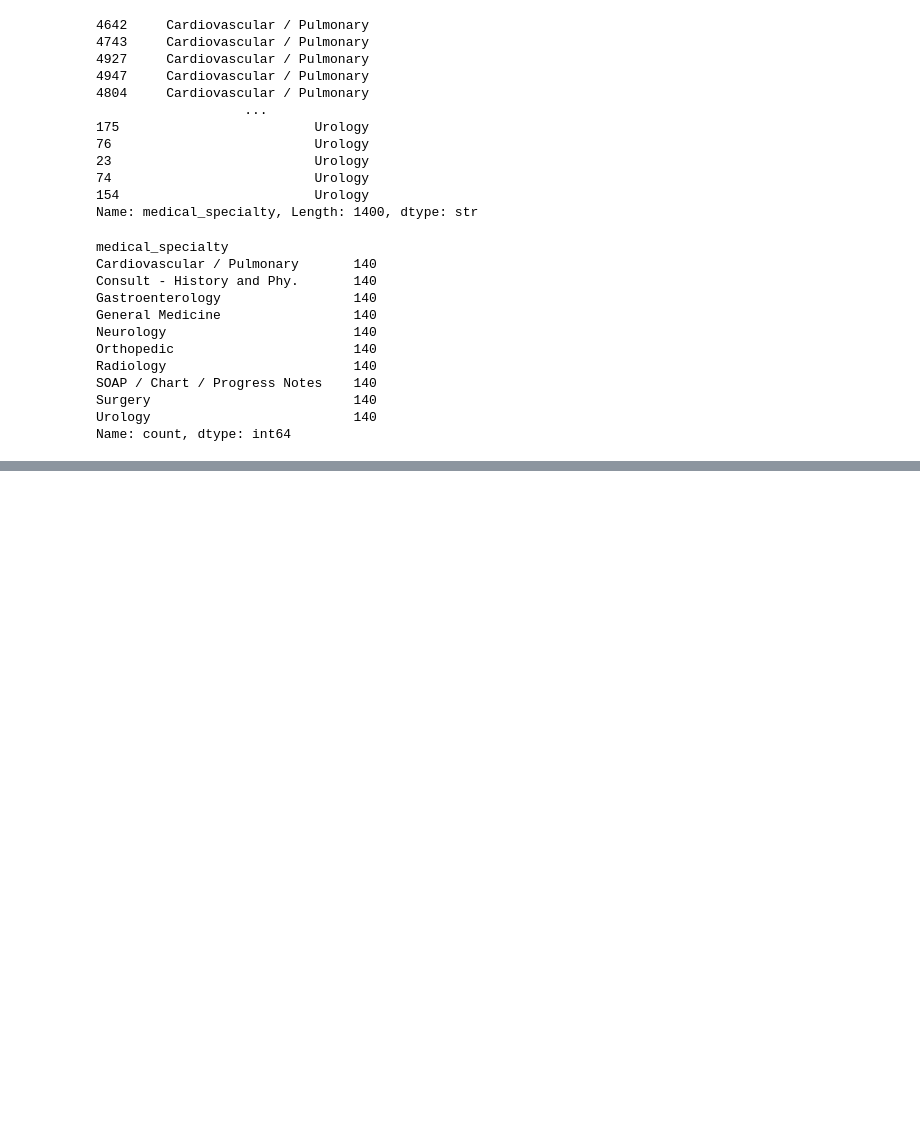
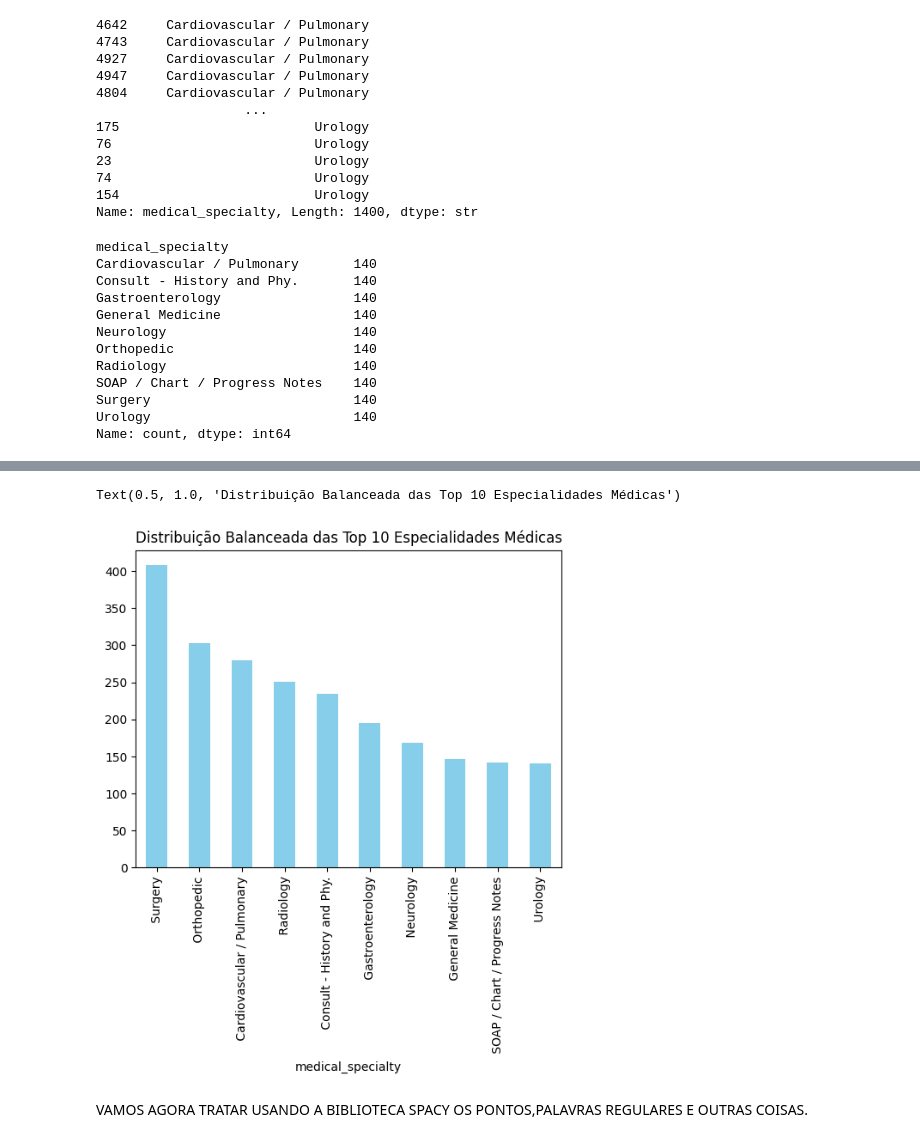
Before and after one commit to italorosq/Deep-learning-e-Saude, a Jupyter notebook: Notebooks/notebookprincipal.ipynb, the cells around one changed output, grey strips where cells are left out. Saved outputs shown, nothing was run; the diff lists cells and outputs as text; code cells hidden in the pictures; blank space fills up the shorter version.

Commit message:
terminado a limpeza dos dados e salvo a base balanceada e limpa em .csv

```diff
--- a/Notebooks/notebookprincipal.ipynb
+++ b/Notebooks/notebookprincipal.ipynb
@@ -231,0 +230,3 @@ ImportError: cannot import name 'SMOTE' from 'imblearn.under_sampling' (c:\Users
+# %%
+cirurgia=df_top_10[df_top_10['medical_specialty']==' Surgery'].sample(frac=0.4, random_state=42)
+outros=df_top_10[df_top_10['medical_specialty']!=' Surgery']
@@ -231,0 +265,2 @@ ImportError: cannot import name 'SMOTE' from 'imblearn.under_sampling' (c:\Users
+# %%
+df_balanced = pd.concat([cirurgia, outros ], axis=0)
@@ -231,0 +283,8 @@ ImportError: cannot import name 'SMOTE' from 'imblearn.under_sampling' (c:\Users
+# %%
+df_balanced['medical_specialty'].value_counts().plot(kind='bar', color='skyblue')
+plt.title('Distribuição Balanceada das Top 10 Especialidades Médicas')
+# %% [output]
+Text(0.5, 1.0, 'Distribuição Balanceada das Top 10 Especialidades Médicas')
+[figure, added]
+# %% [markdown]
+VAMOS AGORA TRATAR USANDO A BIBLIOTECA SPACY OS PONTOS,PALAVRAS REGULARES E OUTRAS COISAS.
```
Also changed, not shown: parts of 7 cells of this notebook.
